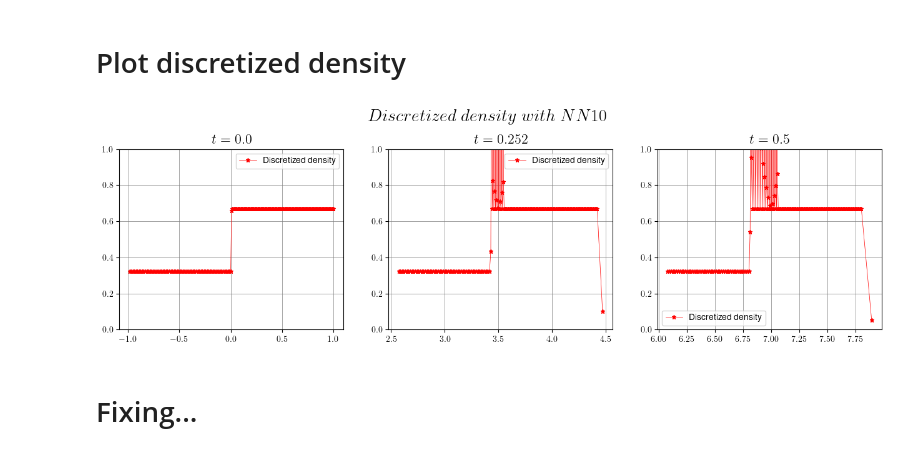
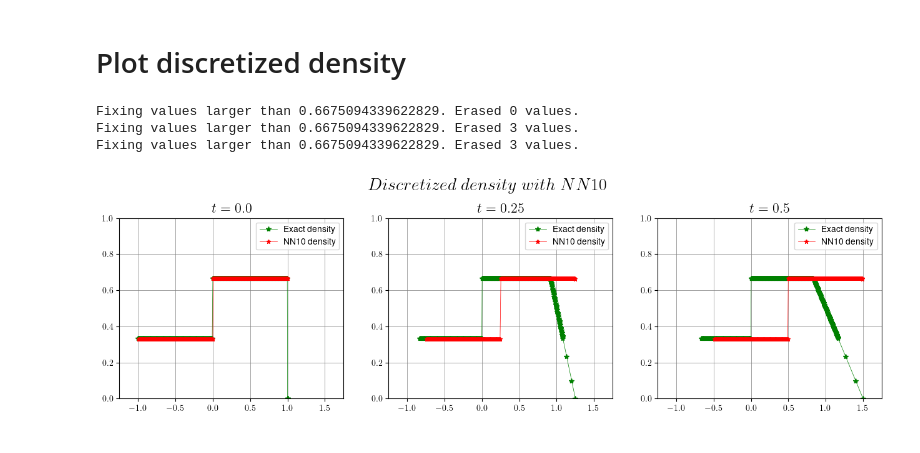
Before and after one commit to andreamortaro/TrafficModelling, a Jupyter notebook: simulazioni/10.4 Density - NN10.ipynb, the cells around one changed output. Drawn from its saved outputs; the diff is of its cells as text; code cells hidden in the pictures.

```diff
--- a/simulazioni/10.4 Density - NN10.ipynb
+++ b/simulazioni/10.4 Density - NN10.ipynb
@@ -104,3 +116,11 @@ sol_ann = odeint(TD_ANN_model, xspan, tspan, args=(vel_nn,), tfirst=True).T
+# %%
+## Solve the ODE system in this time interval
+sol_ann = odeint(TD_ANN_model, xspan, tspan, args=(vel_nn,), tfirst=True).T
+# sol_ann.sort()
+
+# Discretized density
+ln = 1/Nx
+rho_dis_ann = ln/np.diff(sol_ann, axis=0)
 # %%
 # Initialize the fig
 nrow, ncol = 1, 1
@@ -136,55 +142,64 @@ def isincreasing(x):
 # %% [markdown]
 # Plot discretized density
 # %%
-## PARAMS
-ln = 1/Nx
+# Plot params
+exact_flag = True
+fix_flag = True
+
 idx = 0, int(len(tspan)*.5), -1
-# idx = 0, 10, 20
-
-# exact plot
-exact_flag = False
 # %%
 # Initialize the fig
 nrow, ncol = 1, 3
 width, height = 7, 5 # single subplot
 fig, axes = plt.subplots(nrow,ncol,figsize=(width*ncol*.75,height*.75))
 
 fig.suptitle(fr"$Discretized\ density\ with\ NN10$", fontsize=20, y = 1.05); # Figure titles
 
-
 for ax, i in zip(axes, idx):
 
     t = tspan[i]
 
     # exact density
     if exact_flag:
-        idx_t, (cp_t, d_t), _, _ = rho_2s(xlims, N, tspan, rho_l, rho_r, rho_out, flux, np.round(t,8), drho)
+        idx_t, (cp_t, d_t), _, _ = rho_2s(xlims, Ndens, tspan, rho_l, rho_r, rho_out, flux, np.round(t,8), drho)
         ax.plot(cp_t, d_t, c='g', ls = '-', lw = .5, marker='*', label="Exact density")
-        if i != idx_t:
-            print("warning: time stamps for exact and lin/log density don't match!")
 
-    # NN solution
-    car_pos = sol_ann[:,i]
-    car_pos.sort()
+    x = sol_ann[:,i][1:]
+    rho = rho_dis_ann[:,i]
 
-    x = car_pos[1:]
-    # Discretized density
-    ln = 1/Nx
-    rho_dis = ln/(np.diff(car_pos, axis=0))
+    # Cutting off values over 1
+    if fix_flag:
+        x_fixed, rho_fixed = list(x.copy()), list(rho.copy())
+        j, rhomax = 0, rho[-20]
 
-    # NN solution
-    x = sol_ann[:,i][1:]
-    ax.plot(x,rho_dis,c='red', ls='-', lw = 0.5, ms=5, marker='*', label="Discretized density")
+        while j<len(rho_fixed):
+
+            if rhomax-rho_fixed[j] < 0:
+                x_fixed.pop(j), rho_fixed.pop(j)
+                j = j-1
+
+            if rho_fixed[j] < 0:
+                x_fixed.pop(j), rho_fixed.pop(j)
+                j = j-1
+
+            j+=1
+
+        print(fr"Fixing values larger than {rhomax}. Erased {len(rho)-len(rho_fixed)} values.")
+        x, rho = x_fixed, rho_fixed
+
+    ax.plot(x,rho,c='r', ls='-', lw = 0.5, ms=5, marker='*', label="NN10 density")
 #     ax.plot(x,x*0,c='blue', ls='', ms=5, marker='o', label="Particles")
 
+    ax.set_xlim([-1.25,1.75])
     ax.set_ylim([0, 1])
-    ax.set_title(fr"$t={t.round(3)}$",fontsize=16)
+    ax.set_title(fr"$t={t.round(2)}$",fontsize=16)
 
     ax.grid(color='grey', linestyle='-', linewidth=0.5)
     ax.legend()
 
 plt.show()
 # %% [output]
+Fixing values larger than 0.6675094339622829. Erased 0 values.
+Fixing values larger than 0.6675094339622829. Erased 3 values.
+Fixing values larger than 0.6675094339622829. Erased 3 values.
-[figure, old version]
+[figure, new version]
-# %% [markdown]
-# Fixing...
```
Also changed, not shown: parts of 21 cells of this notebook, 24 other files.
